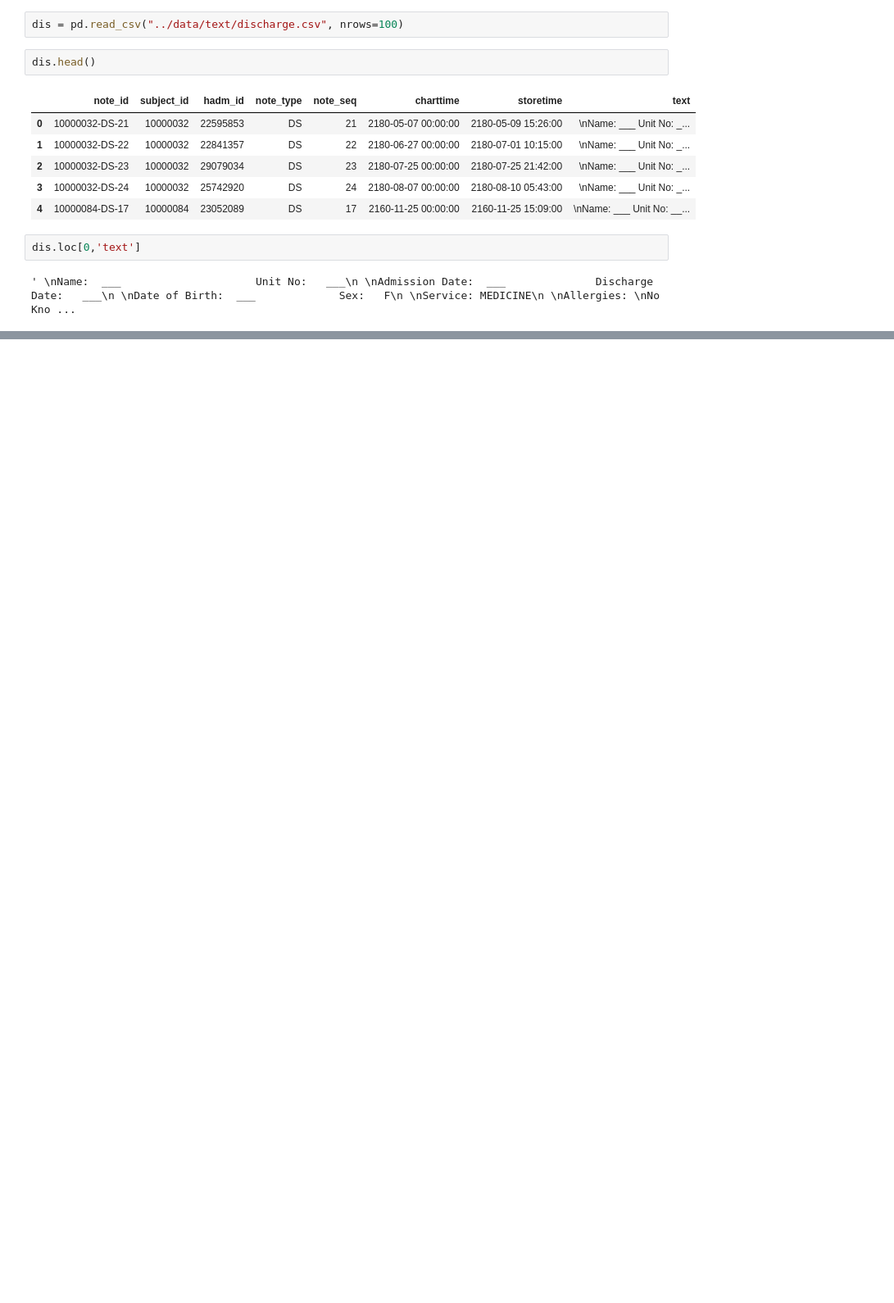
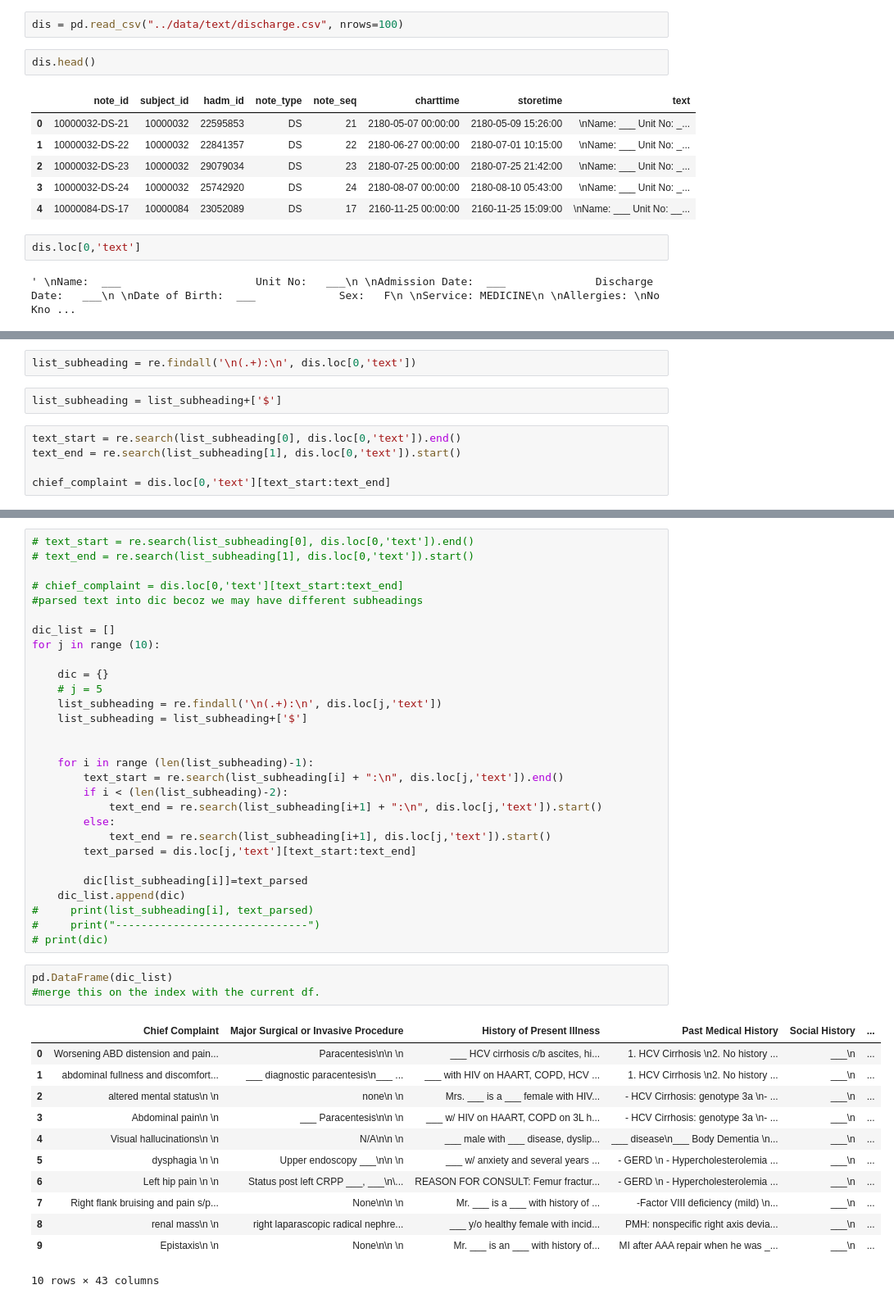
Before and after one commit to smitamisra/EHR_exploration, a Jupyter notebook: notebooks/dischagre_text.ipynb, the cells around one changed output, grey strips where cells are left out. Shown at 82% size. Cells and saved outputs as stored; diff of their text form; blank space fills up the shorter version.

Commit message:
for loop working for text data

```diff
--- a/notebooks/dischagre_text.ipynb
+++ b/notebooks/dischagre_text.ipynb
@@ -24,0 +87,9 @@ for statement in discharge.loc[0:3, 'text'].sample(3, random_state=seed):
+# %%
+list_subheading = re.findall('\n(.+):\n', dis.loc[0,'text'])
+# %%
+list_subheading = list_subheading+['$']
+# %%
+text_start = re.search(list_subheading[0], dis.loc[0,'text']).end()
+text_end = re.search(list_subheading[1], dis.loc[0,'text']).start()
+
+chief_complaint = dis.loc[0,'text'][text_start:text_end]
@@ -24,0 +121,45 @@ for statement in discharge.loc[0:3, 'text'].sample(3, random_state=seed):
+# %%
+# text_start = re.search(list_subheading[0], dis.loc[0,'text']).end()
+# text_end = re.search(list_subheading[1], dis.loc[0,'text']).start()
+
+# chief_complaint = dis.loc[0,'text'][text_start:text_end]
+#parsed text into dic becoz we may have different subheadings
+
+dic_list = []
+for j in range (10):
+
+    dic = {}
+    # j = 5
+    list_subheading = re.findall('\n(.+):\n', dis.loc[j,'text'])
+    list_subheading = list_subheading+['$']
+
+
+    for i in range (len(list_subheading)-1):
+        text_start = re.search(list_subheading[i] + ":\n", dis.loc[j,'text']).end()
+        if i < (len(list_subheading)-2):
+            text_end = re.search(list_subheading[i+1] + ":\n", dis.loc[j,'text']).start()
+        else:
+            text_end = re.search(list_subheading[i+1], dis.loc[j,'text']).start()
+        text_parsed = dis.loc[j,'text'][text_start:text_end]
+
+        dic[list_subheading[i]]=text_parsed
+    dic_list.append(dic)
+#     print(list_subheading[i], text_parsed)
+#     print("------------------------------")
+# print(dic)
+# %%
+pd.DataFrame(dic_list)
+#merge this on the index with the current df.
+# %% [output]
+|  | Chief Complaint | Major Surgical or Invasive Procedure | History of Present Illness | Past Medical History | Social History | ... |
+| 0 | Worsening ABD distension and pain... | Paracentesis\n\n \n | ___ HCV cirrhosis c/b ascites, hi... | 1. HCV Cirrhosis \n2. No history ... | ___\n | ... |
+| 1 | abdominal fullness and discomfort... | ___ diagnostic paracentesis\n___ ... | ___ with HIV on HAART, COPD, HCV ... | 1. HCV Cirrhosis \n2. No history ... | ___\n | ... |
+| 2 | altered mental status\n \n | none\n \n | Mrs. ___ is a ___ female with HIV... | - HCV Cirrhosis: genotype 3a \n- ... | ___\n | ... |
+| 3 | Abdominal pain\n \n | ___ Paracentesis\n\n \n | ___ w/ HIV on HAART, COPD on 3L h... | - HCV Cirrhosis: genotype 3a \n- ... | ___\n | ... |
+| 4 | Visual hallucinations\n \n | N/A\n\n \n | ___ male with ___ disease, dyslip... | ___ disease\n___ Body Dementia \n... | ___\n | ... |
+| 5 | dysphagia \n \n | Upper endoscopy ___\n\n \n | ___ w/ anxiety and several years ... | - GERD \n - Hypercholesterolemia ... | ___\n | ... |
+| 6 | Left hip pain \n \n | Status post left CRPP ___, ___\n\... | REASON FOR CONSULT: Femur fractur... | - GERD \n - Hypercholesterolemia ... | ___\n | ... |
+| 7 | Right flank bruising and pain s/p... | None\n\n \n | Mr. ___ is a ___ with history of ... | -Factor VIII deficiency (mild) \n... | ___\n | ... |
+| 8 | renal mass\n \n | right laparascopic radical nephre... | ___ y/o healthy female with incid... | PMH: nonspecific right axis devia... | ___\n | ... |
+| 9 | Epistaxis\n \n | None\n\n \n | Mr. ___ is an ___ with history of... | MI after AAA repair when he was _... | ___\n | ... |
+10 rows × 43 columns
```
Also changed, not shown: parts of 10 cells of this notebook, 4 other files.
